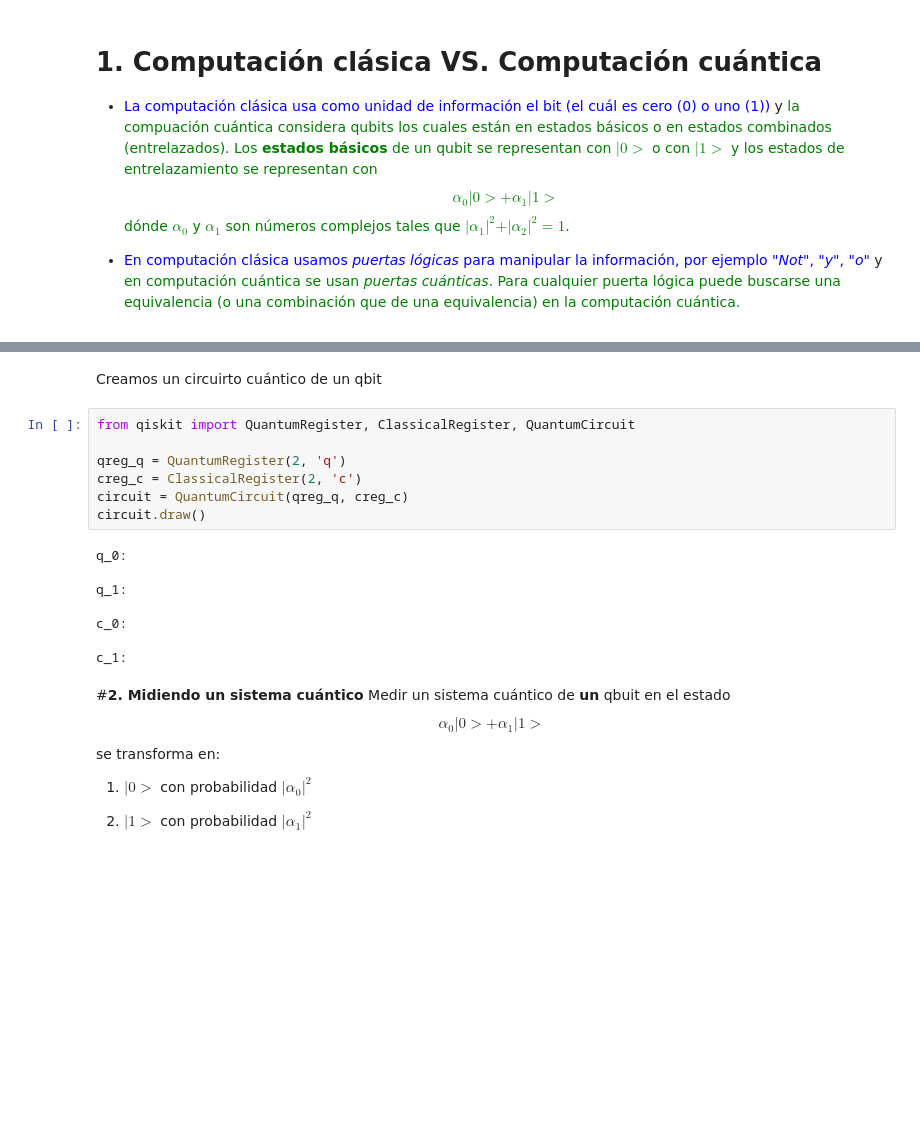
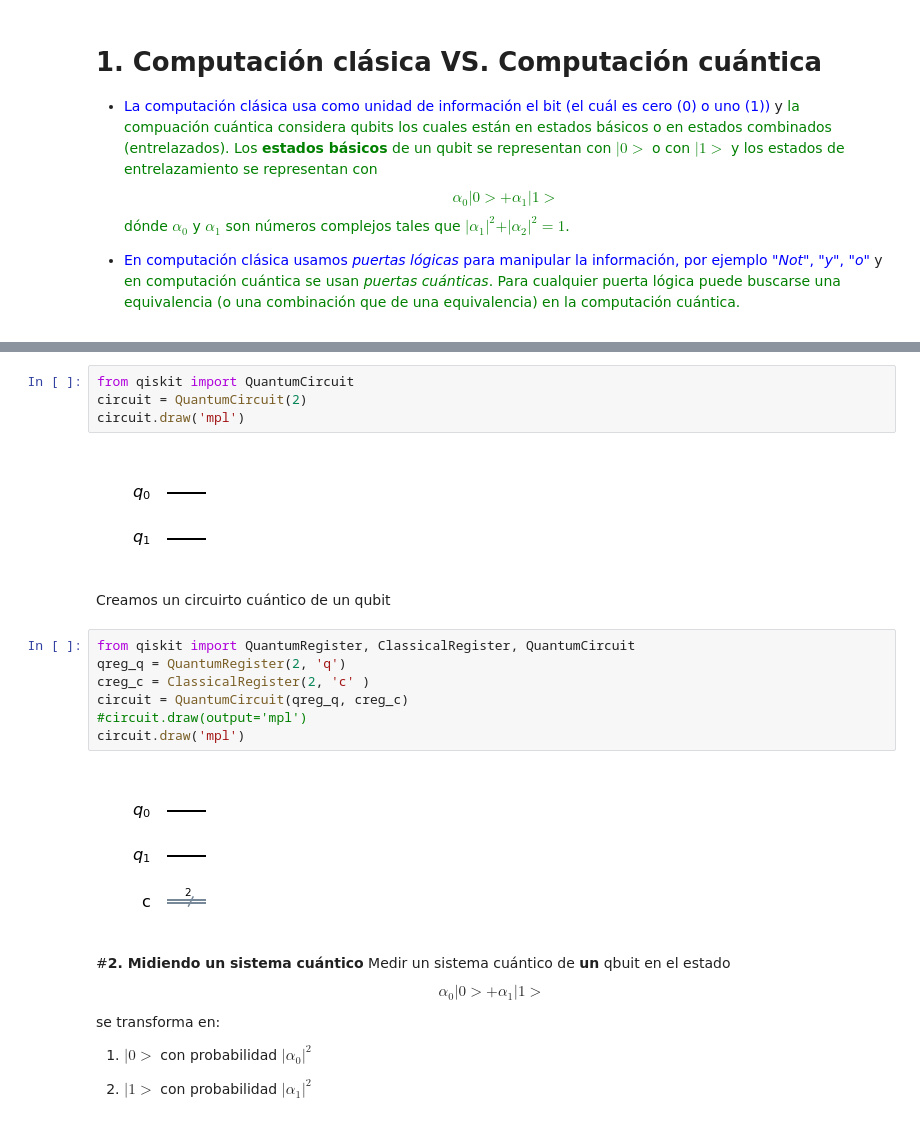
Before and after one commit to garestrear/Curso_de_Python, a Jupyter notebook: Sesion6/S6_Computación_Cuántica.ipynb, the cells around one changed output, grey strips where cells are left out. Cells and saved outputs as stored; diff of their text form; blank space fills up the shorter version.

```diff
--- a/Sesion6/S6_Computación_Cuántica.ipynb
+++ b/Sesion6/S6_Computación_Cuántica.ipynb
@@ -49,20 +42,20 @@ import matplotlib
+# %%
+from qiskit import QuantumCircuit
+circuit = QuantumCircuit(2)
+circuit.draw('mpl')
+# %% [output]
+[figure, added]
 # %% [markdown]
-Creamos un circuirto cuántico de un qbit
+Creamos un circuirto cuántico de un qubit
 # %%
 from qiskit import QuantumRegister, ClassicalRegister, QuantumCircuit
-
 qreg_q = QuantumRegister(2, 'q')
-creg_c = ClassicalRegister(2, 'c')
+creg_c = ClassicalRegister(2, 'c' )
 circuit = QuantumCircuit(qreg_q, creg_c)
-circuit.draw()
+#circuit.draw(output='mpl')
+circuit.draw('mpl')
 # %% [output]
-q_0:
-
-q_1:
-
-c_0:
-
-c_1:
+[figure, added]
 # %% [markdown]
 #**2. Midiendo un sistema cuántico**
 Medir un sistema cuántico de **un** qbuit en el estado
```
Also changed, not shown: parts of 98 cells of this notebook.
